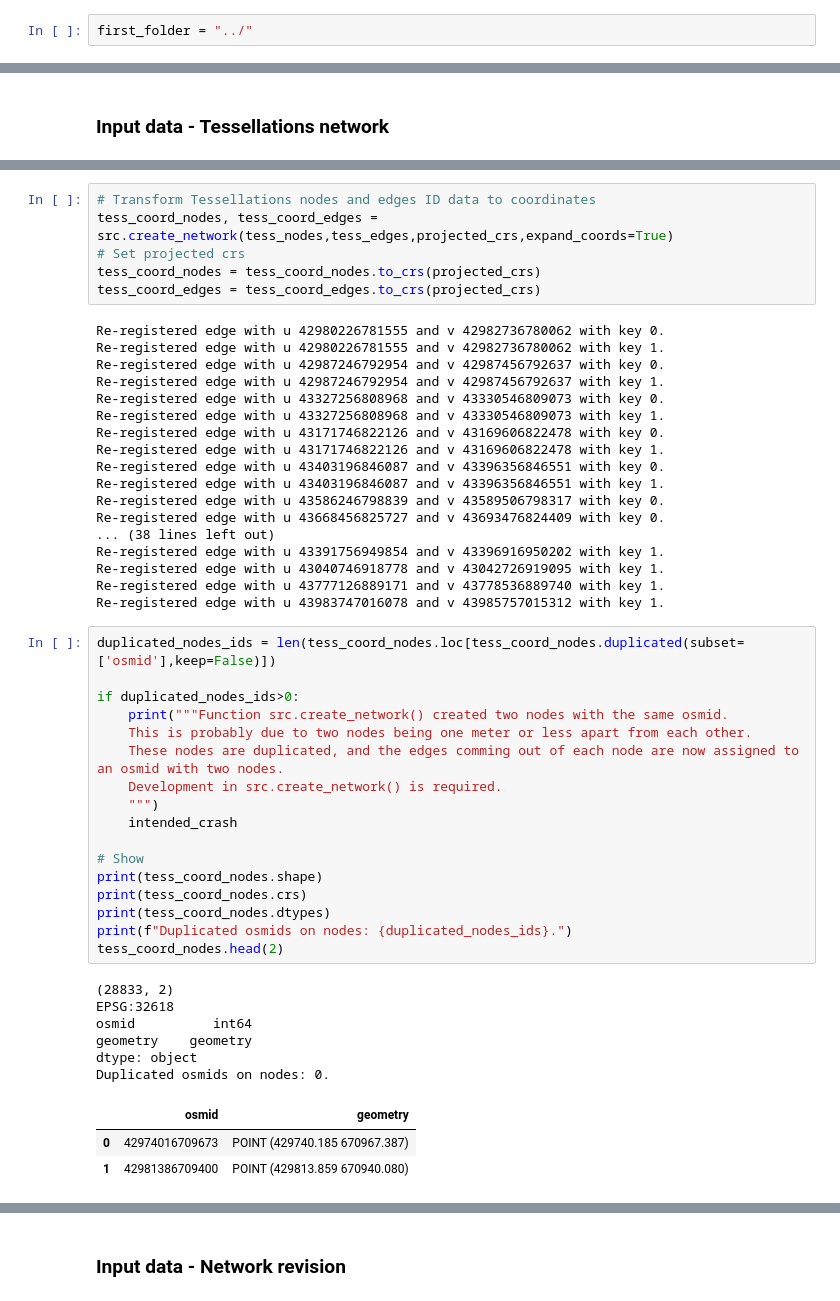
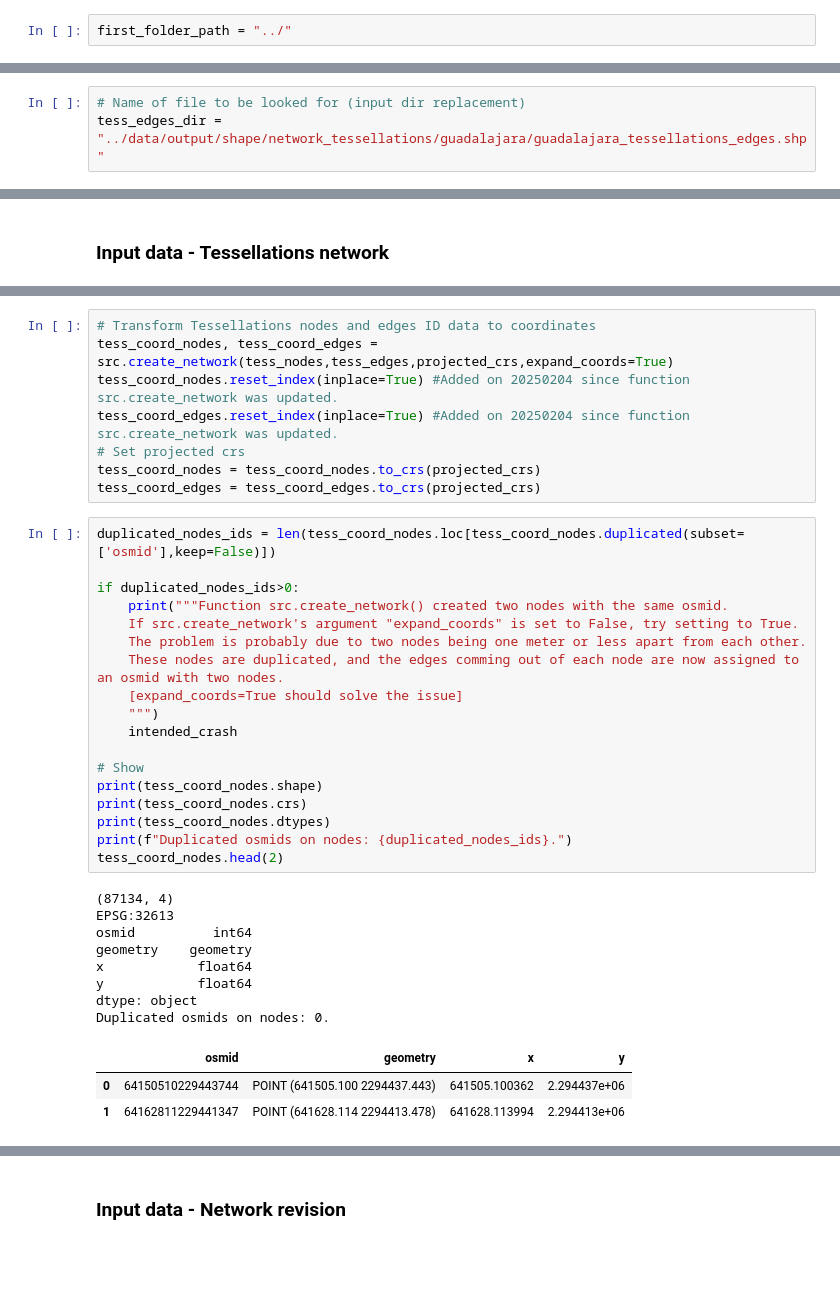
Before and after one commit to Observatorio-Ciudades/vref_walkability_index, a Jupyter notebook: notebooks/01_PL_04_Combine_networks.ipynb, the cells around one changed output, grey strips where cells are left out. Drawn from its saved outputs; the diff is of its cells as text; blank space fills up the shorter version.

```diff
--- a/notebooks/01_PL_04_Combine_networks.ipynb
+++ b/notebooks/01_PL_04_Combine_networks.ipynb
@@ -10,7 +10,7 @@ __IMPORTANT: Defining network 01 (Base) and network 02 (Complementary) has an ef
 # %% [markdown]
 ## Import libraries
 # %%
-first_folder = "../"
+first_folder_path = "../"
 # %%
 import os
 import sys
@@ -89,3 +105,6 @@ print(tess_edges_dir)
+# %%
+# Name of file to be looked for (input dir replacement)
+tess_edges_dir = "../data/output/shape/network_tessellations/guadalajara/guadalajara_tessellations_edges.shp"
 # %% [markdown]
 ## __Functions__
 # %% [markdown]
@@ -1554,54 +1560,41 @@ EPSG:32618
 # %%
 # Transform Tessellations nodes and edges ID data to coordinates
 tess_coord_nodes, tess_coord_edges = src.create_network(tess_nodes,tess_edges,projected_crs,expand_coords=True)
+tess_coord_nodes.reset_index(inplace=True) #Added on 20250204 since function src.create_network was updated.
+tess_coord_edges.reset_index(inplace=True) #Added on 20250204 since function src.create_network was updated.
 # Set projected crs
 tess_coord_nodes = tess_coord_nodes.to_crs(projected_crs)
 tess_coord_edges = tess_coord_edges.to_crs(projected_crs)
-# %% [output]
-Re-registered edge with u 42980226781555 and v 42982736780062 with key 0.
-Re-registered edge with u 42980226781555 and v 42982736780062 with key 1.
-Re-registered edge with u 42987246792954 and v 42987456792637 with key 0.
-Re-registered edge with u 42987246792954 and v 42987456792637 with key 1.
-Re-registered edge with u 43327256808968 and v 43330546809073 with key 0.
-Re-registered edge with u 43327256808968 and v 43330546809073 with key 1.
-Re-registered edge with u 43171746822126 and v 43169606822478 with key 0.
-Re-registered edge with u 43171746822126 and v 43169606822478 with key 1.
-Re-registered edge with u 43403196846087 and v 43396356846551 with key 0.
-Re-registered edge with u 43403196846087 and v 43396356846551 with key 1.
-Re-registered edge with u 43586246798839 and v 43589506798317 with key 0.
-Re-registered edge with u 43668456825727 and v 43693476824409 with key 0.
-... (38 lines left out)
-Re-registered edge with u 43391756949854 and v 43396916950202 with key 1.
-Re-registered edge with u 43040746918778 and v 43042726919095 with key 1.
-Re-registered edge with u 43777126889171 and v 43778536889740 with key 1.
-Re-registered edge with u 43983747016078 and v 43985757015312 with key 1.
 # %%
 duplicated_nodes_ids = len(tess_coord_nodes.loc[tess_coord_nodes.duplicated(subset=['osmid'],keep=False)])
 
 if duplicated_nodes_ids>0:
     print("""Function src.create_network() created two nodes with the same osmid.
-    This is probably due to two nodes being one meter or less apart from each other.
+    If src.create_network's argument "expand_coords" is set to False, try setting to True.
+    The problem is probably due to two nodes being one meter or less apart from each other.
     These nodes are duplicated, and the edges comming out of each node are now assigned to an osmid with two nodes.
-    Development in src.create_network() is required.
+    [expand_coords=True should solve the issue]
     """)
     intended_crash
 
 # Show
 print(tess_coord_nodes.shape)
 print(tess_coord_nodes.crs)
 print(tess_coord_nodes.dtypes)
 print(f"Duplicated osmids on nodes: {duplicated_nodes_ids}.")
 tess_coord_nodes.head(2)
 # %% [output]
-(28833, 2)
-EPSG:32618
+(87134, 4)
+EPSG:32613
 osmid          int64
 geometry    geometry
+x            float64
+y            float64
 dtype: object
 Duplicated osmids on nodes: 0.
-|  | osmid | geometry |
-| 0 | 42974016709673 | POINT (429740.185 670967.387) |
-| 1 | 42981386709400 | POINT (429813.859 670940.080) |
+|  | osmid | geometry | x | y |
+| 0 | 64150510229443744 | POINT (641505.100 2294437.443) | 641505.100362 | 2.294437e+06 |
+| 1 | 64162811229441347 | POINT (641628.114 2294413.478) | 641628.113994 | 2.294413e+06 |
 # %%
 duplicated_edges_ids = len(boeing_coord_edges.loc[boeing_coord_edges.duplicated(subset=['u','v','key'],keep=False)])
 
```
Also changed, not shown: parts of 19 cells of this notebook, 1 other file.
